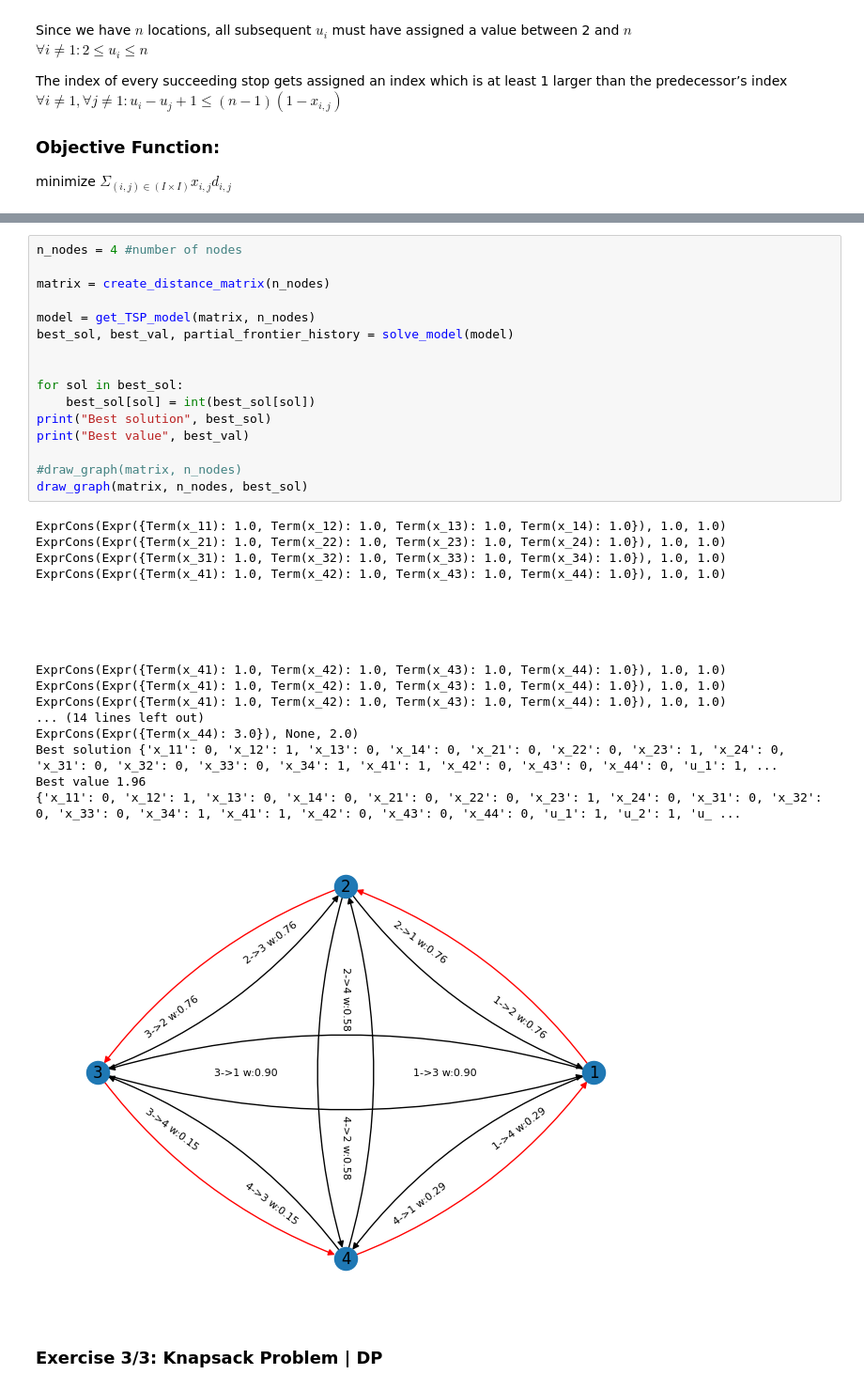
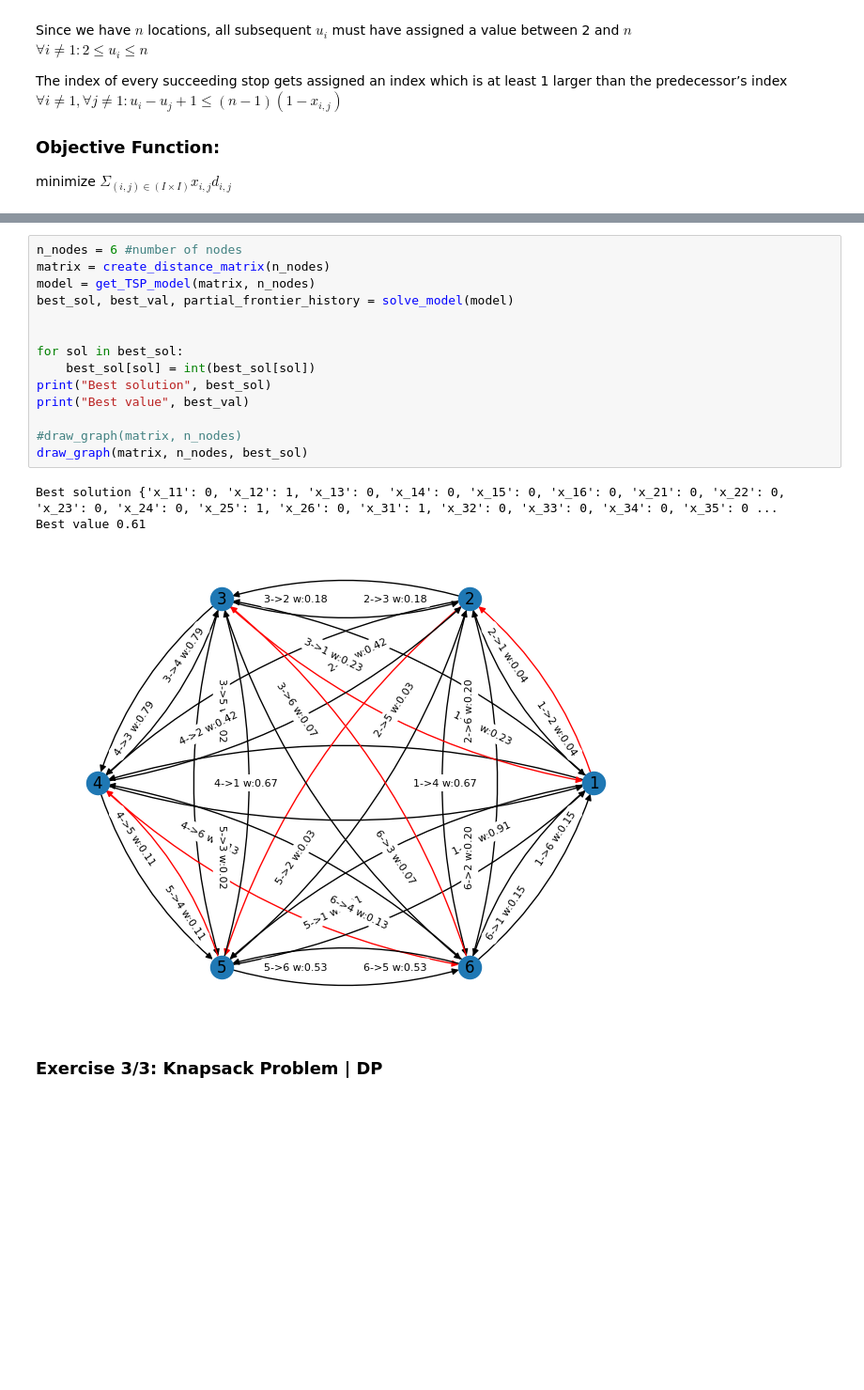
Before and after one commit to CarlottaGiacchetta/lab_optimizationTechniques, a Jupyter notebook: lab11/optimtech_lab11.ipynb, the cells around one changed output, grey strips where cells are left out. Shown: that part at 94% size. Saved outputs shown, nothing was run; the diff lists cells and outputs as text; blank space fills up the shorter version.

```diff
--- a/lab11/optimtech_lab11.ipynb
+++ b/lab11/optimtech_lab11.ipynb
@@ -393,40 +390,23 @@ def get_TSP_model(matrix, n_nodes):
 
     return model
 # %%
-n_nodes = 4 #number of nodes
-
+n_nodes = 6 #number of nodes
 matrix = create_distance_matrix(n_nodes)
-
 model = get_TSP_model(matrix, n_nodes)
 best_sol, best_val, partial_frontier_history = solve_model(model)
 
 
 for sol in best_sol:
     best_sol[sol] = int(best_sol[sol])
 print("Best solution", best_sol)
 print("Best value", best_val)
 
 #draw_graph(matrix, n_nodes)
 draw_graph(matrix, n_nodes, best_sol)
 # %% [output]
-ExprCons(Expr({Term(x_11): 1.0, Term(x_12): 1.0, Term(x_13): 1.0, Term(x_14): 1.0}), 1.0, 1.0)
-ExprCons(Expr({Term(x_21): 1.0, Term(x_22): 1.0, Term(x_23): 1.0, Term(x_24): 1.0}), 1.0, 1.0)
-ExprCons(Expr({Term(x_31): 1.0, Term(x_32): 1.0, Term(x_33): 1.0, Term(x_34): 1.0}), 1.0, 1.0)
-ExprCons(Expr({Term(x_41): 1.0, Term(x_42): 1.0, Term(x_43): 1.0, Term(x_44): 1.0}), 1.0, 1.0)
-
-
-
-
-
-ExprCons(Expr({Term(x_41): 1.0, Term(x_42): 1.0, Term(x_43): 1.0, Term(x_44): 1.0}), 1.0, 1.0)
-ExprCons(Expr({Term(x_41): 1.0, Term(x_42): 1.0, Term(x_43): 1.0, Term(x_44): 1.0}), 1.0, 1.0)
-ExprCons(Expr({Term(x_41): 1.0, Term(x_42): 1.0, Term(x_43): 1.0, Term(x_44): 1.0}), 1.0, 1.0)
-... (14 lines left out)
-ExprCons(Expr({Term(x_44): 3.0}), None, 2.0)
-Best solution {'x_11': 0, 'x_12': 1, 'x_13': 0, 'x_14': 0, 'x_21': 0, 'x_22': 0, 'x_23': 1, 'x_24': 0, 'x_31': 0, 'x_32': 0, 'x_33': 0, 'x_34': 1, 'x_41': 1, 'x_42': 0, 'x_43': 0, 'x_44': 0, 'u_1': 1, ...
-Best value 1.96
-{'x_11': 0, 'x_12': 1, 'x_13': 0, 'x_14': 0, 'x_21': 0, 'x_22': 0, 'x_23': 1, 'x_24': 0, 'x_31': 0, 'x_32': 0, 'x_33': 0, 'x_34': 1, 'x_41': 1, 'x_42': 0, 'x_43': 0, 'x_44': 0, 'u_1': 1, 'u_2': 1, 'u_ ...
+Best solution {'x_11': 0, 'x_12': 1, 'x_13': 0, 'x_14': 0, 'x_15': 0, 'x_16': 0, 'x_21': 0, 'x_22': 0, 'x_23': 0, 'x_24': 0, 'x_25': 1, 'x_26': 0, 'x_31': 1, 'x_32': 0, 'x_33': 0, 'x_34': 0, 'x_35': 0 ...
+Best value 0.61
-[figure, old version]
+[figure, new version]
 # %% [markdown]
 ### Exercise 3/3: Knapsack Problem | DP
 # %% [markdown]
```
Also changed, not shown: parts of 11 cells of this notebook.
